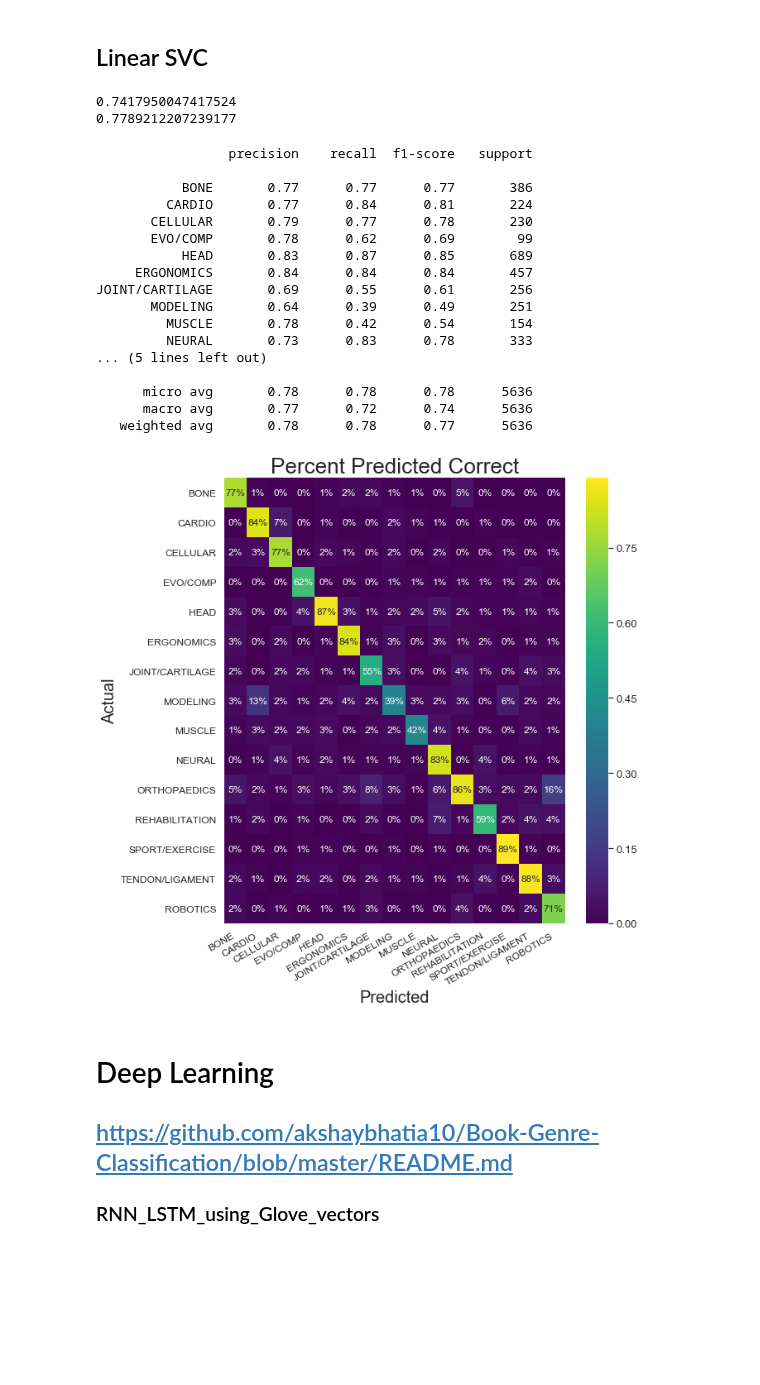
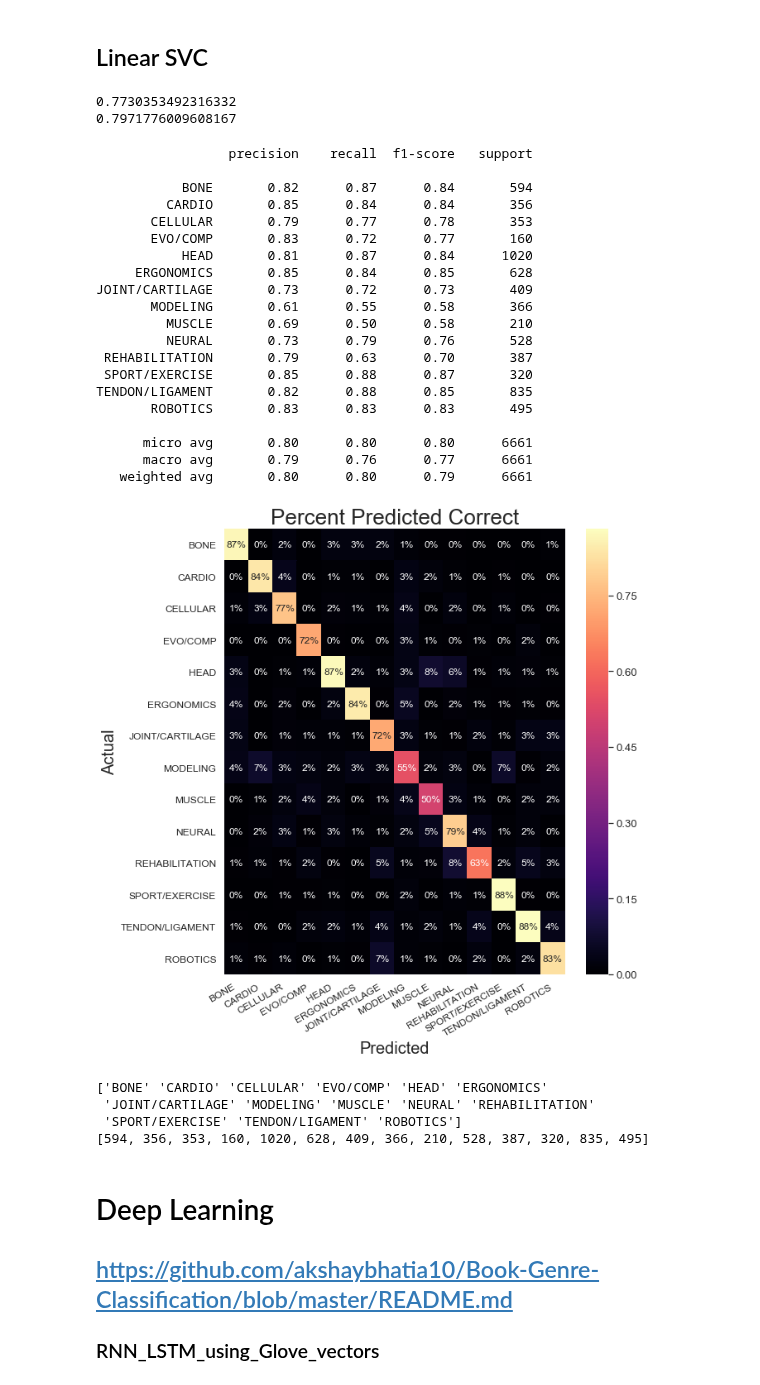
Before and after one commit to alcantarar/literature_update, a Jupyter notebook: test_many_ML_algorithms.ipynb, the cells around one changed output. Drawn from its saved outputs; the diff is of its cells as text; code cells hidden in the pictures; blank space fills up the shorter version.

```diff
--- a/test_many_ML_algorithms.ipynb
+++ b/test_many_ML_algorithms.ipynb
@@ -133,7 +133,7 @@ from sklearn.model_selection import StratifiedKFold, cross_val_score, train_test
 
 X_train, X_test, y_train, y_test = train_test_split(vectors,
                                                     topic['topic'],
-                                                    test_size=0.2,
+                                                    test_size=0.3,
                                                     random_state = 0)
 
 print (X_train.shape)
@@ -302,10 +302,10 @@ pred = lsvc.predict(X_test)
 print (metrics.f1_score(y_test, pred, average='macro'))
 print (metrics.accuracy_score(y_test, pred))
 # %% [output]
-0.7417950047417524
-0.7789212207239177
+0.7730353492316332
+0.7971776009608167
 # %%
-import matplotlib.pyplot as plt
+# import matplotlib.pyplot as plt
 import seaborn as sns
 
 data['topic_id'] = data['topic'].factorize()[0]
@@ -316,49 +316,59 @@ id_to_topic = dict(topic_id_df[['topic_id','topic']].values)
 
 model = lsvc
 
 model.fit(X_train, y_train)
 y_pred = model.predict(X_test)
 from sklearn.metrics import confusion_matrix
 plt.rc('xtick',labelsize = 20)
 plt.rc('ytick',labelsize = 20)
 conf_mat = confusion_matrix(y_test, y_pred)
 conf_mat_rowsum = [sum(row) for row in conf_mat]
 conf_mat_perc = conf_mat / conf_mat_rowsum
 fig, ax = plt.subplots(figsize=(10,10))
 sns.set(font_scale=1.2) #font size multiplier
-sns.heatmap(conf_mat_perc, annot=True, fmt='.0%', cmap = 'viridis', annot_kws={"size": 12},
+sns.heatmap(conf_mat_perc, annot=True, fmt='.0%', cmap = 'magma', annot_kws={"size": 12},
             xticklabels=topic_id_df.topic.values, yticklabels=topic_id_df.topic.values)
 
 plt.ylabel('Actual',fontsize = 20)
 plt.xlabel('Predicted',fontsize = 20)
 plt.yticks(size = 12)
 plt.xticks(size = 12, rotation=30,ha='right')
 plt.title('Percent Predicted Correct', fontsize = 26)
 plt.yticks( rotation='horizontal')
 fig.tight_layout(pad = 2)
 
 
 from sklearn import metrics
 print(metrics.classification_report(y_test, y_pred, target_names=data['topic'].unique()))
 # %% [output]
                  precision    recall  f1-score   support
 
-           BONE       0.77      0.77      0.77       386
-         CARDIO       0.77      0.84      0.81       224
-       CELLULAR       0.79      0.77      0.78       230
-       EVO/COMP       0.78      0.62      0.69        99
-           HEAD       0.83      0.87      0.85       689
-     ERGONOMICS       0.84      0.84      0.84       457
-JOINT/CARTILAGE       0.69      0.55      0.61       256
-       MODELING       0.64      0.39      0.49       251
-         MUSCLE       0.78      0.42      0.54       154
-         NEURAL       0.73      0.83      0.78       333
-... (5 lines left out)
+           BONE       0.82      0.87      0.84       594
+         CARDIO       0.85      0.84      0.84       356
+       CELLULAR       0.79      0.77      0.78       353
+       EVO/COMP       0.83      0.72      0.77       160
+           HEAD       0.81      0.87      0.84      1020
+     ERGONOMICS       0.85      0.84      0.85       628
+JOINT/CARTILAGE       0.73      0.72      0.73       409
+       MODELING       0.61      0.55      0.58       366
+         MUSCLE       0.69      0.50      0.58       210
+         NEURAL       0.73      0.79      0.76       528
+ REHABILITATION       0.79      0.63      0.70       387
+ SPORT/EXERCISE       0.85      0.88      0.87       320
+TENDON/LIGAMENT       0.82      0.88      0.85       835
+       ROBOTICS       0.83      0.83      0.83       495
 
-      micro avg       0.78      0.78      0.78      5636
-      macro avg       0.77      0.72      0.74      5636
-   weighted avg       0.78      0.78      0.77      5636
+      micro avg       0.80      0.80      0.80      6661
+      macro avg       0.79      0.76      0.77      6661
+   weighted avg       0.80      0.80      0.79      6661
-[figure, old version]
+[figure, new version]
+# %%
+print(conf_mat_rowsum) #number of papers per category
+# %% [output]
+['BONE' 'CARDIO' 'CELLULAR' 'EVO/COMP' 'HEAD' 'ERGONOMICS'
+ 'JOINT/CARTILAGE' 'MODELING' 'MUSCLE' 'NEURAL' 'REHABILITATION'
+ 'SPORT/EXERCISE' 'TENDON/LIGAMENT' 'ROBOTICS']
+[594, 356, 353, 160, 1020, 628, 409, 366, 210, 528, 387, 320, 835, 495]
 # %% [markdown]
 # Deep Learning
 ## https://github.com/akshaybhatia10/Book-Genre-Classification/blob/master/README.md
```
Also changed, not shown: parts of 7 cells of this notebook, 1 other file.
